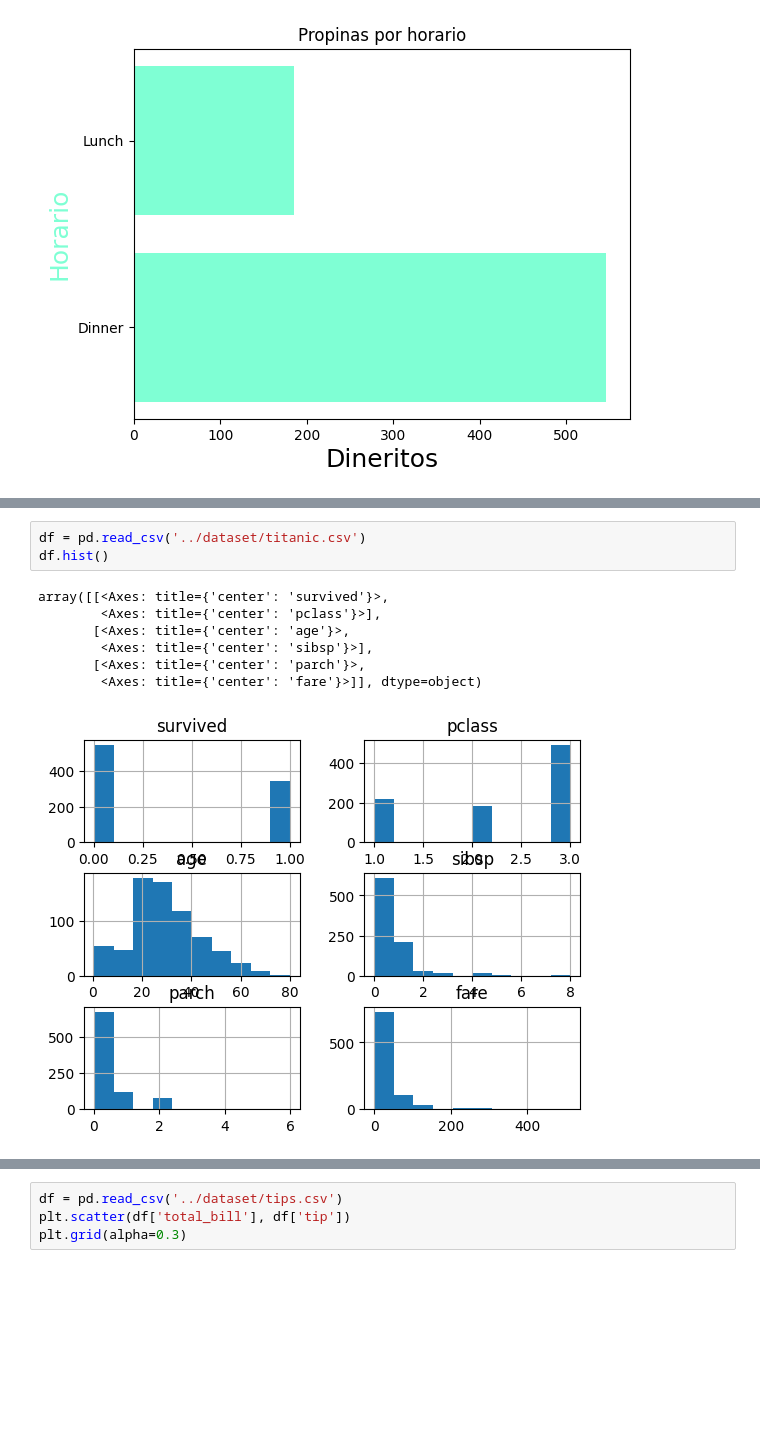
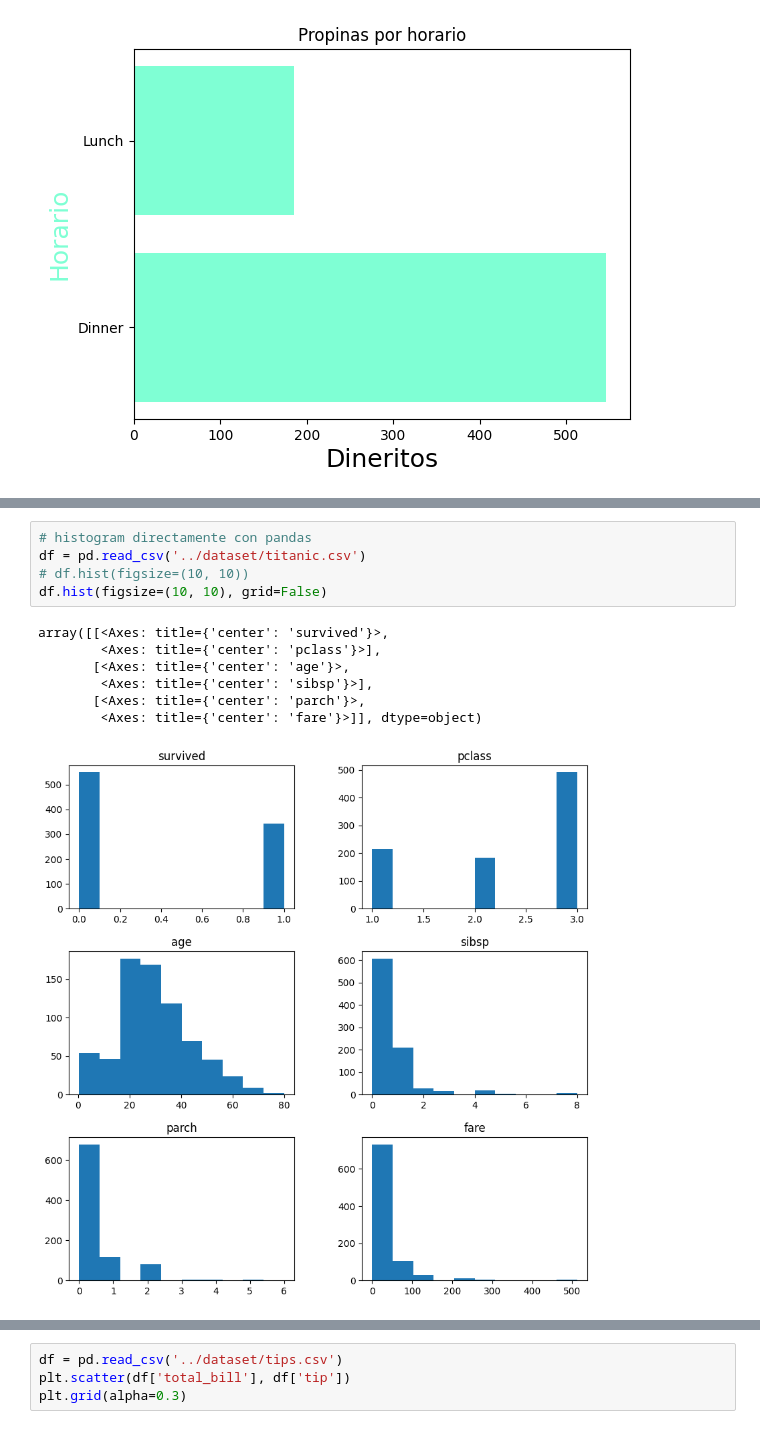
Before and after one commit to Angelbardon/curso-_analisis_angel_bardon, a Jupyter notebook: m5-visualizaciones/Ejemplos1.ipynb, the cells around one changed output, grey strips where cells are left out. Drawn from its saved outputs; the diff is of its cells as text; blank space fills up the shorter version.

```diff
--- a/m5-visualizaciones/matplotlib/matplotlib/ejemplo1.ipynb
+++ b/m5-visualizaciones/Ejemplos1.ipynb
@@ -62,12 +49,14 @@ array([[<Axes: title={'center': 'total_bill'}>,
 # %%
+# histogram directamente con pandas
 df = pd.read_csv('../dataset/titanic.csv')
-df.hist()
+# df.hist(figsize=(10, 10))
+df.hist(figsize=(10, 10), grid=False)
 # %% [output]
 array([[<Axes: title={'center': 'survived'}>,
         <Axes: title={'center': 'pclass'}>],
        [<Axes: title={'center': 'age'}>,
         <Axes: title={'center': 'sibsp'}>],
        [<Axes: title={'center': 'parch'}>,
         <Axes: title={'center': 'fare'}>]], dtype=object)
-[figure, old version]
+[figure, new version]
 # %%
```
Also changed, not shown: parts of 8 cells of this notebook.
